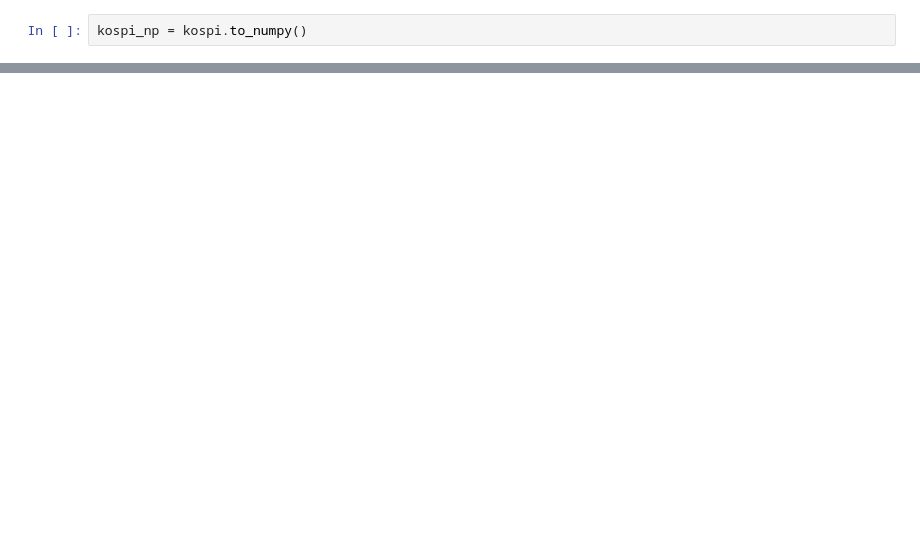
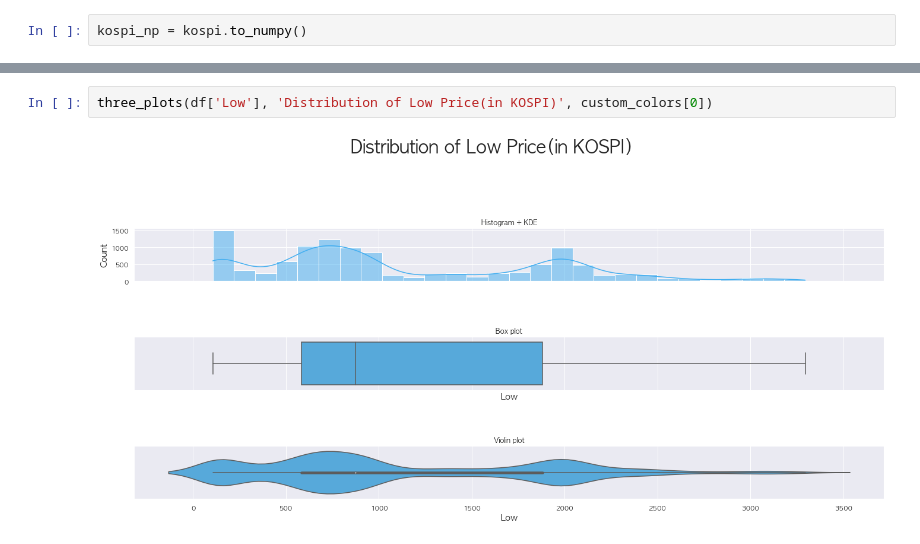
Before and after one commit to Owening2/KOSPI_Analysis_Visualization, a Jupyter notebook: KOSPI_ANALYSIS.ipynb, the cells around one changed output, grey strips where cells are left out. Drawn from its saved outputs; the diff is of its cells as text; blank space fills up the shorter version.

```diff
--- a/KOSPI_ANALYSIS.ipynb
+++ b/KOSPI_ANALYSIS.ipynb
@@ -163,0 +309,4 @@ plt.bar(x,y)
+# %%
+three_plots(df['Low'], 'Distribution of Low Price(in KOSPI)', custom_colors[0])
+# %% [output]
+[figure, added]
```
Also changed, not shown: parts of 26 cells of this notebook, 1 other file.
